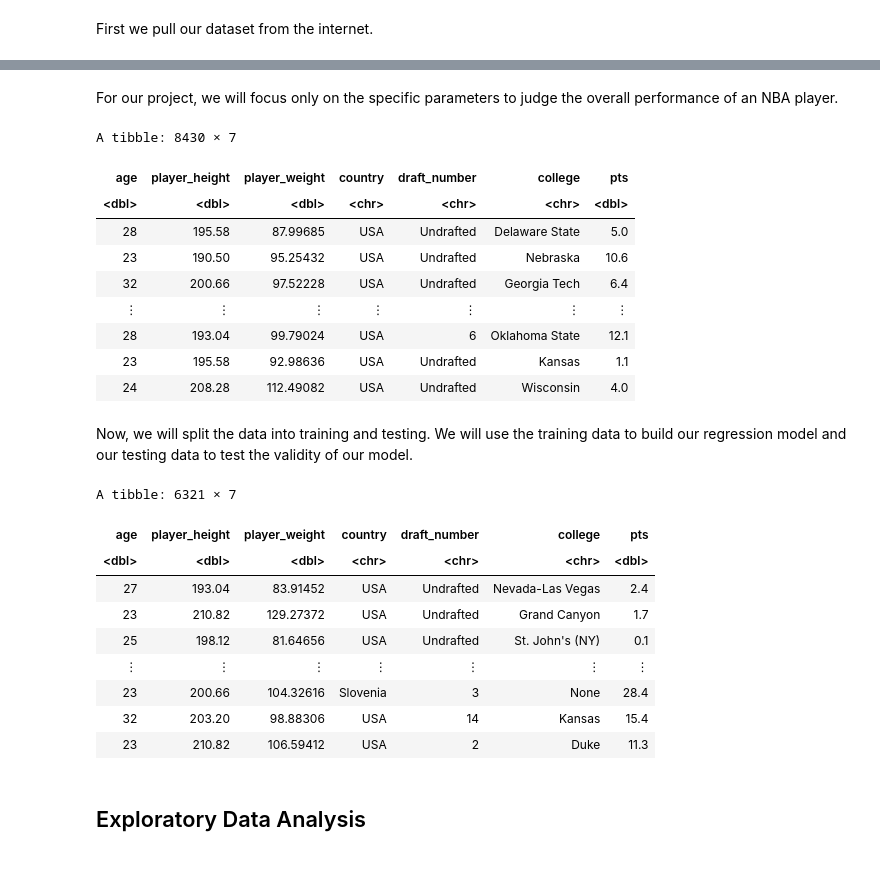
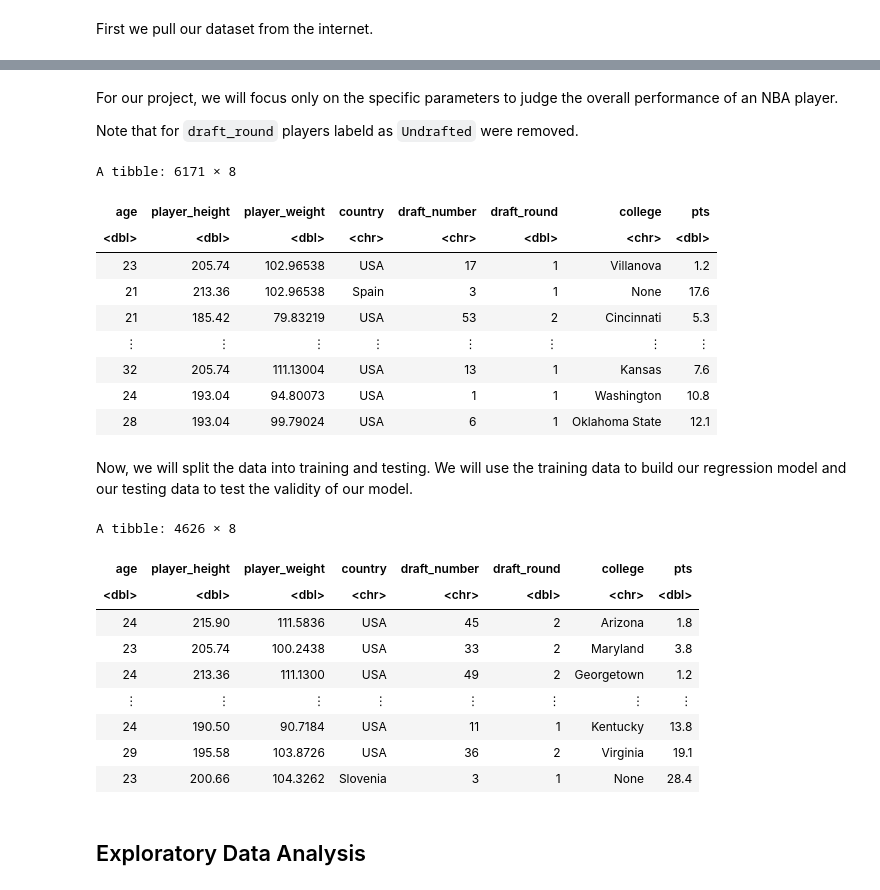
Before and after one commit to mdean808/dsci-100-group-project, a Jupyter notebook: project.ipynb, the cells around one changed output, grey strips where cells are left out. Cells and saved outputs as stored; diff of their text form; code cells hidden in the pictures.

```diff
--- a/project.ipynb
+++ b/project.ipynb
@@ -48,8 +48,8 @@ temp <- tempfile()
 
 download.file(url, temp)
 # read the dataset from temp file
-nba_players <- read_csv(temp)
-head(nba_players)
+player_data <- read_csv(temp)
+head(player_data)
 # %% [output]
 New names:
 • `` -> `...1`
@@ -72,22 +72,28 @@ A tibble: 6 × 22
 | 5 | Eddie Johnson | HOU | 38 | 200.66 | 97.52228 | Illinois | USA | 1981 | ... |
 # %% [markdown]
 For our project, we will focus only on the specific parameters to judge the overall performance of an NBA player.
+
+Note that for `draft_round` players labeld as `Undrafted` were removed.
 # %%
-nba_players <- nba_players |>
-filter(draft_year > 2000) |>
-select(age, player_height, player_weight, country, draft_number, college, pts)
+nba_players <- player_data |>
+    filter(draft_year > 2000) |>
+    select(age, player_height, player_weight, country, draft_number, draft_round, college, pts) |>
+    # remove undrafted players and convert draft_number to dbl
+    filter(draft_round != "Undrafted") |>
+    mutate(draft_round = as.numeric(draft_round))
+
 nba_players
 # %% [output]
-A tibble: 8430 × 7
+A tibble: 6171 × 8
-| age | player_height | player_weight | country | draft_number | college | pts |
-| <dbl> | <dbl> | <dbl> | <chr> | <chr> | <chr> | <dbl> |
-| 28 | 195.58 | 87.99685 | USA | Undrafted | Delaware State | 5.0 |
-| 23 | 190.50 | 95.25432 | USA | Undrafted | Nebraska | 10.6 |
-| 32 | 200.66 | 97.52228 | USA | Undrafted | Georgia Tech | 6.4 |
-| ⋮ | ⋮ | ⋮ | ⋮ | ⋮ | ⋮ | ⋮ |
-| 28 | 193.04 | 99.79024 | USA | 6 | Oklahoma State | 12.1 |
-| 23 | 195.58 | 92.98636 | USA | Undrafted | Kansas | 1.1 |
-| 24 | 208.28 | 112.49082 | USA | Undrafted | Wisconsin | 4.0 |
+| age | player_height | player_weight | country | draft_number | draft_round | college | pts |
+| <dbl> | <dbl> | <dbl> | <chr> | <chr> | <dbl> | <chr> | <dbl> |
+| 23 | 205.74 | 102.96538 | USA | 17 | 1 | Villanova | 1.2 |
+| 21 | 213.36 | 102.96538 | Spain | 3 | 1 | None | 17.6 |
+| 21 | 185.42 | 79.83219 | USA | 53 | 2 | Cincinnati | 5.3 |
+| ⋮ | ⋮ | ⋮ | ⋮ | ⋮ | ⋮ | ⋮ | ⋮ |
+| 32 | 205.74 | 111.13004 | USA | 13 | 1 | Kansas | 7.6 |
+| 24 | 193.04 | 94.80073 | USA | 1 | 1 | Washington | 10.8 |
+| 28 | 193.04 | 99.79024 | USA | 6 | 1 | Oklahoma State | 12.1 |
 # %% [markdown]
 Now, we will split the data into training and testing. We will use the training data to build our regression model and our testing data to test the validity of our model.
 # %%
@@ -98,16 +104,16 @@ nba_testing <- testing(nba_players_split)
 
 nba_training
 # %% [output]
-A tibble: 6321 × 7
+A tibble: 4626 × 8
-| age | player_height | player_weight | country | draft_number | college | pts |
-| <dbl> | <dbl> | <dbl> | <chr> | <chr> | <chr> | <dbl> |
-| 27 | 193.04 | 83.91452 | USA | Undrafted | Nevada-Las Vegas | 2.4 |
-| 23 | 210.82 | 129.27372 | USA | Undrafted | Grand Canyon | 1.7 |
-| 25 | 198.12 | 81.64656 | USA | Undrafted | St. John's (NY) | 0.1 |
-| ⋮ | ⋮ | ⋮ | ⋮ | ⋮ | ⋮ | ⋮ |
-| 23 | 200.66 | 104.32616 | Slovenia | 3 | None | 28.4 |
-| 32 | 203.20 | 98.88306 | USA | 14 | Kansas | 15.4 |
-| 23 | 210.82 | 106.59412 | USA | 2 | Duke | 11.3 |
+| age | player_height | player_weight | country | draft_number | draft_round | college | pts |
+| <dbl> | <dbl> | <dbl> | <chr> | <chr> | <dbl> | <chr> | <dbl> |
+| 24 | 215.90 | 111.5836 | USA | 45 | 2 | Arizona | 1.8 |
+| 23 | 205.74 | 100.2438 | USA | 33 | 2 | Maryland | 3.8 |
+| 24 | 213.36 | 111.1300 | USA | 49 | 2 | Georgetown | 1.2 |
+| ⋮ | ⋮ | ⋮ | ⋮ | ⋮ | ⋮ | ⋮ | ⋮ |
+| 24 | 190.50 | 90.7184 | USA | 11 | 1 | Kentucky | 13.8 |
+| 29 | 195.58 | 103.8726 | USA | 36 | 2 | Virginia | 19.1 |
+| 23 | 200.66 | 104.3262 | Slovenia | 3 | 1 | None | 28.4 |
 # %% [markdown]
 ## Exploratory Data Analysis
 # %% [markdown]
```
Also changed, not shown: parts of 7 cells of this notebook.
